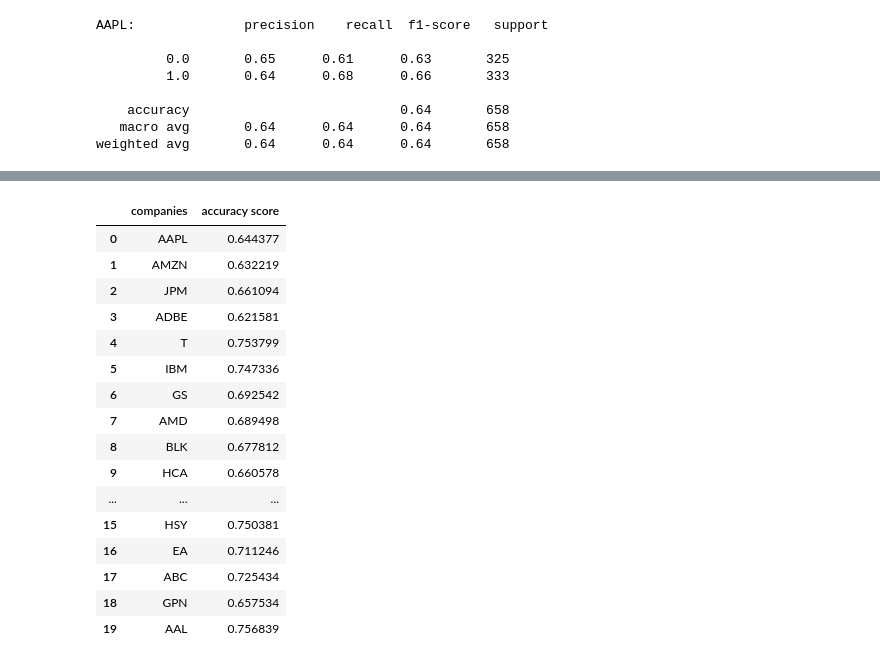
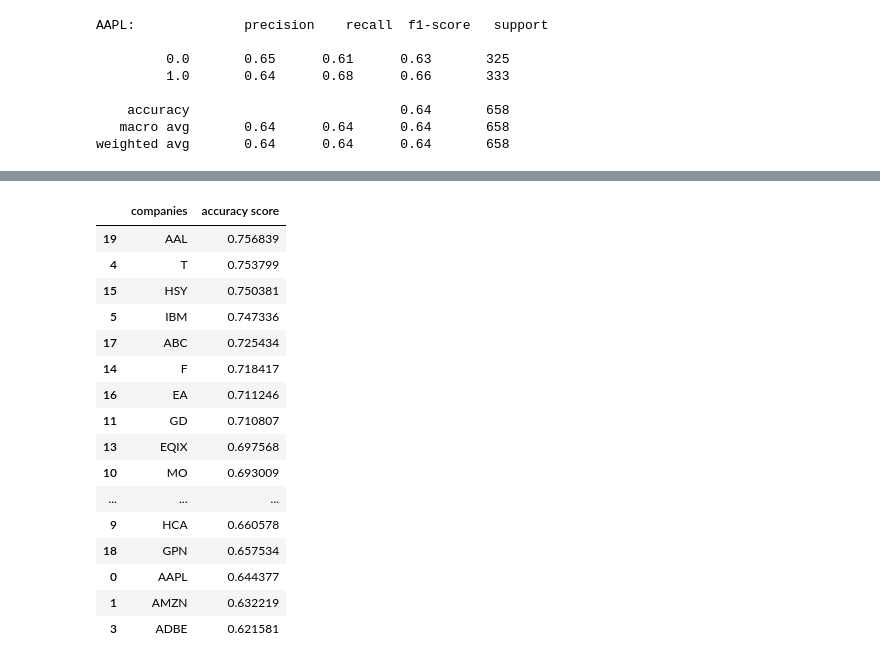
Before and after one commit to Kanackle/SP-500_stock_data, a Jupyter notebook: ML folder/machine learning- LSTM.ipynb, the cells around one changed output, grey strips where cells are left out. Cells and saved outputs as stored; diff of their text form; code cells hidden in the pictures.

Commit message:
Added descending accuracy order dataframe and bar graph

```diff
--- a/ML folder/machine learning- LSTM.ipynb
+++ b/ML folder/machine learning- LSTM.ipynb
@@ -392,22 +398,22 @@ Accuracy: 0.7473363774733638
 ... (28 outputs left out)
 # %%
 fig_df = pd.DataFrame({"companies": companies, "accuracy score":acc_dict})
-fig_df
+fig_df.sort_values(by="accuracy score",ascending=False)
 # %% [output]
 |  | companies | accuracy score |
+| 19 | AAL | 0.756839 |
+| 4 | T | 0.753799 |
+| 15 | HSY | 0.750381 |
+| 5 | IBM | 0.747336 |
+| 17 | ABC | 0.725434 |
+| 14 | F | 0.718417 |
+| 16 | EA | 0.711246 |
+| 11 | GD | 0.710807 |
+| 13 | EQIX | 0.697568 |
+| 10 | MO | 0.693009 |
+| ... | ... | ... |
+| 9 | HCA | 0.660578 |
+| 18 | GPN | 0.657534 |
 | 0 | AAPL | 0.644377 |
 | 1 | AMZN | 0.632219 |
-| 2 | JPM | 0.661094 |
 | 3 | ADBE | 0.621581 |
-| 4 | T | 0.753799 |
-| 5 | IBM | 0.747336 |
-| 6 | GS | 0.692542 |
-| 7 | AMD | 0.689498 |
-| 8 | BLK | 0.677812 |
-| 9 | HCA | 0.660578 |
-| ... | ... | ... |
-| 15 | HSY | 0.750381 |
-| 16 | EA | 0.711246 |
-| 17 | ABC | 0.725434 |
-| 18 | GPN | 0.657534 |
-| 19 | AAL | 0.756839 |
```
Also changed, not shown: parts of 3 cells of this notebook.
